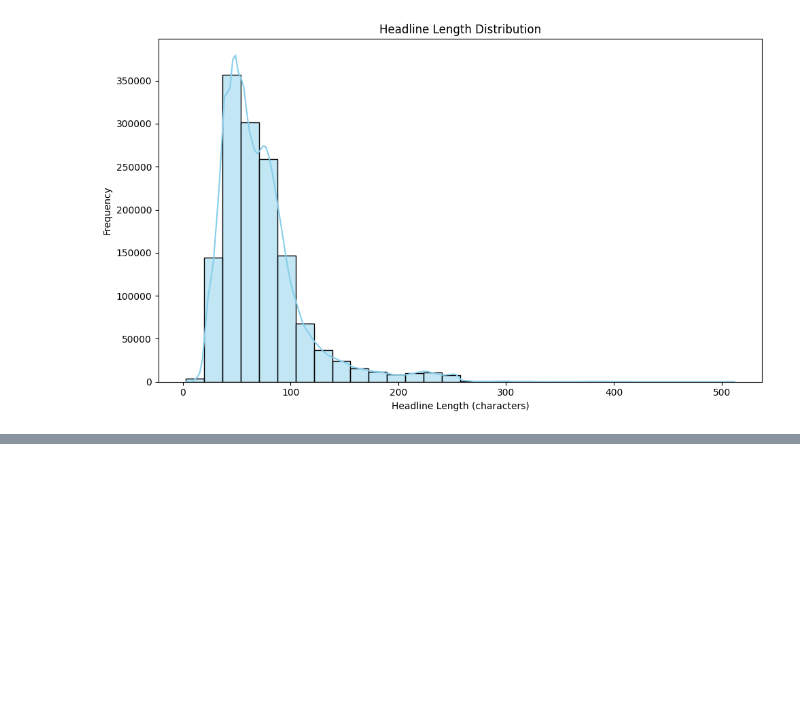
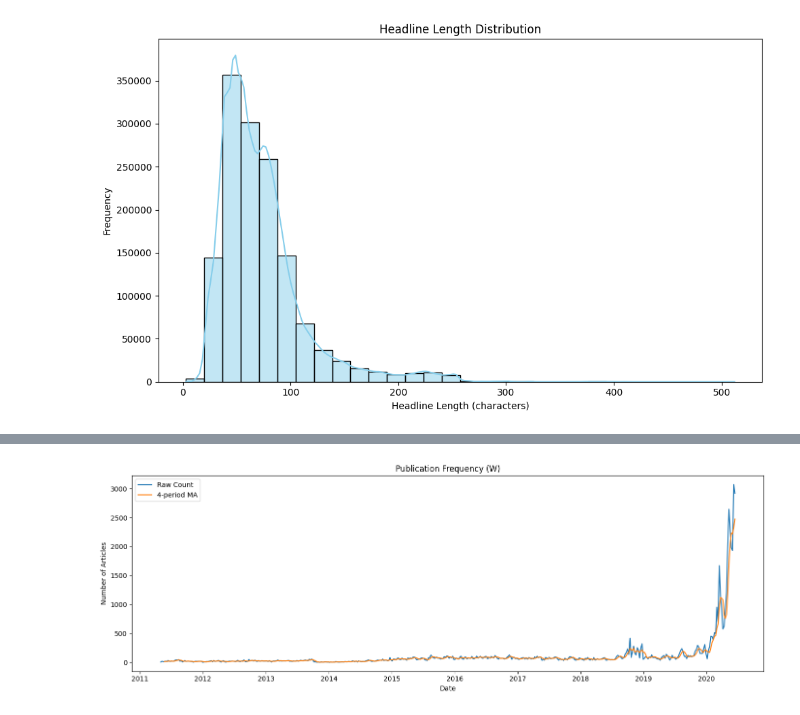
Before and after one commit to Teshager21/financial-news-sentiment-analysis, a Jupyter notebook: notebooks/exploratory/explore_news_sentiments.ipynb, the cells around one changed output, grey strips where cells are left out. Saved outputs shown, nothing was run; the diff lists cells and outputs as text; code cells hidden in the pictures; blank space fills up the shorter version.

Commit message:
feat: add a time series analysis

```diff
--- a/notebooks/exploratory/explore_news_sentiments.ipynb
+++ b/notebooks/exploratory/explore_news_sentiments.ipynb
@@ -297,0 +319,6 @@ Name: headline, dtype: float64
+# %%
+analyzer = TimeSeriesAnalyzer(df, date_col="date")
+# %%
+analyzer.plot_publication_trend(freq="W", rolling=4)
+# %% [output]
+[figure, added]
```
Also changed, not shown: parts of 11 cells of this notebook, 6 other files.
